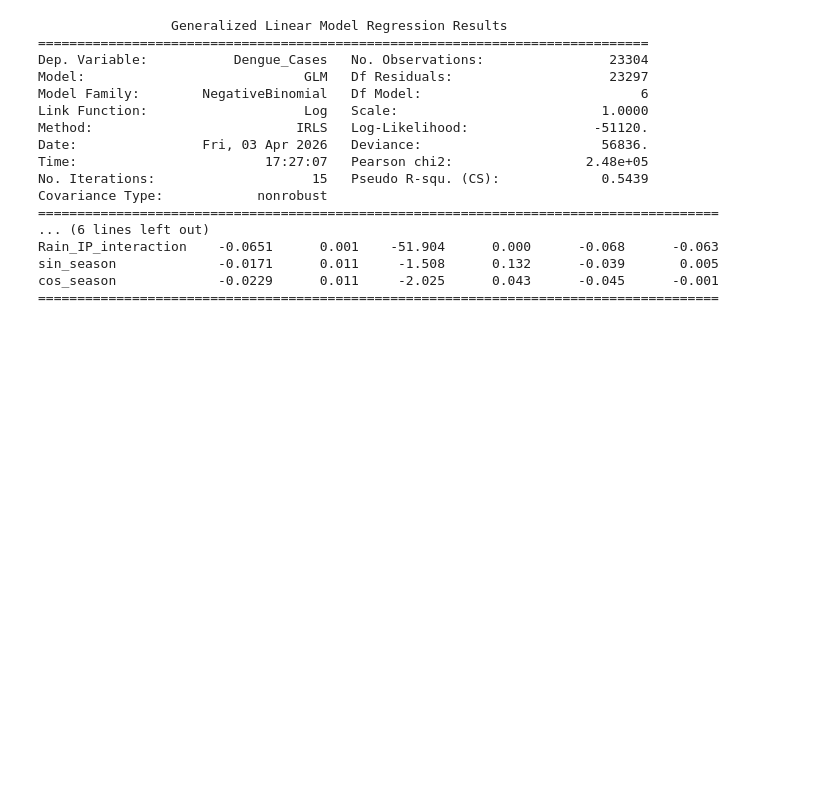
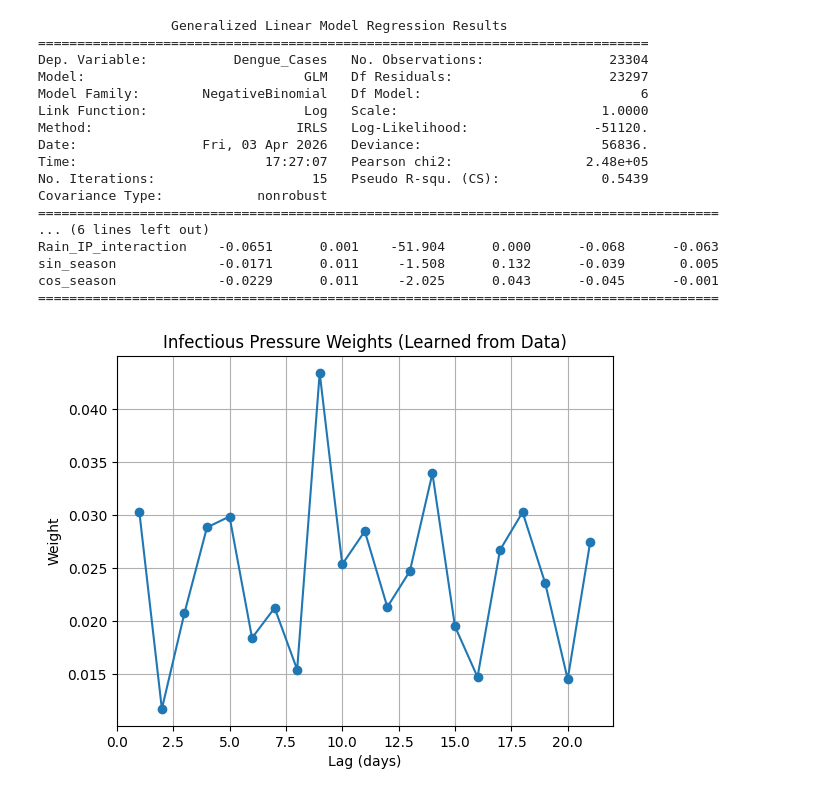
Before and after one commit to Nakib-Nasrullah/Dengue_Research, a Jupyter notebook: dengue_my_Data.ipynb, the cells around one changed output. Cells and saved outputs as stored; diff of their text form; code cells hidden in the pictures; blank space fills up the shorter version.

```diff
--- a/dengue_my_Data.ipynb
+++ b/dengue_my_Data.ipynb
@@ -281,3 +281,23 @@ cos_season             -0.0229      0.011     -2.025      0.043      -0.045
 =======================================================================================
 # %%
 df["Temp_sq"] = df["Temp_mean_14_28"] ** 2
+# %%
+import matplotlib.pyplot as plt
+
+# ip_weights already created earlier
+# If not, recreate:
+ip_weights = pd.DataFrame({
+    "Lag": range(1, len(weights)+1),
+    "Weight": weights
+})
+
+plt.figure()
+plt.plot(ip_weights["Lag"], ip_weights["Weight"], marker='o')
+plt.xlabel("Lag (days)")
+plt.ylabel("Weight")
+plt.title("Infectious Pressure Weights (Learned from Data)")
+plt.grid()
+
+plt.show()
+# %% [output]
+[figure, added]
```
